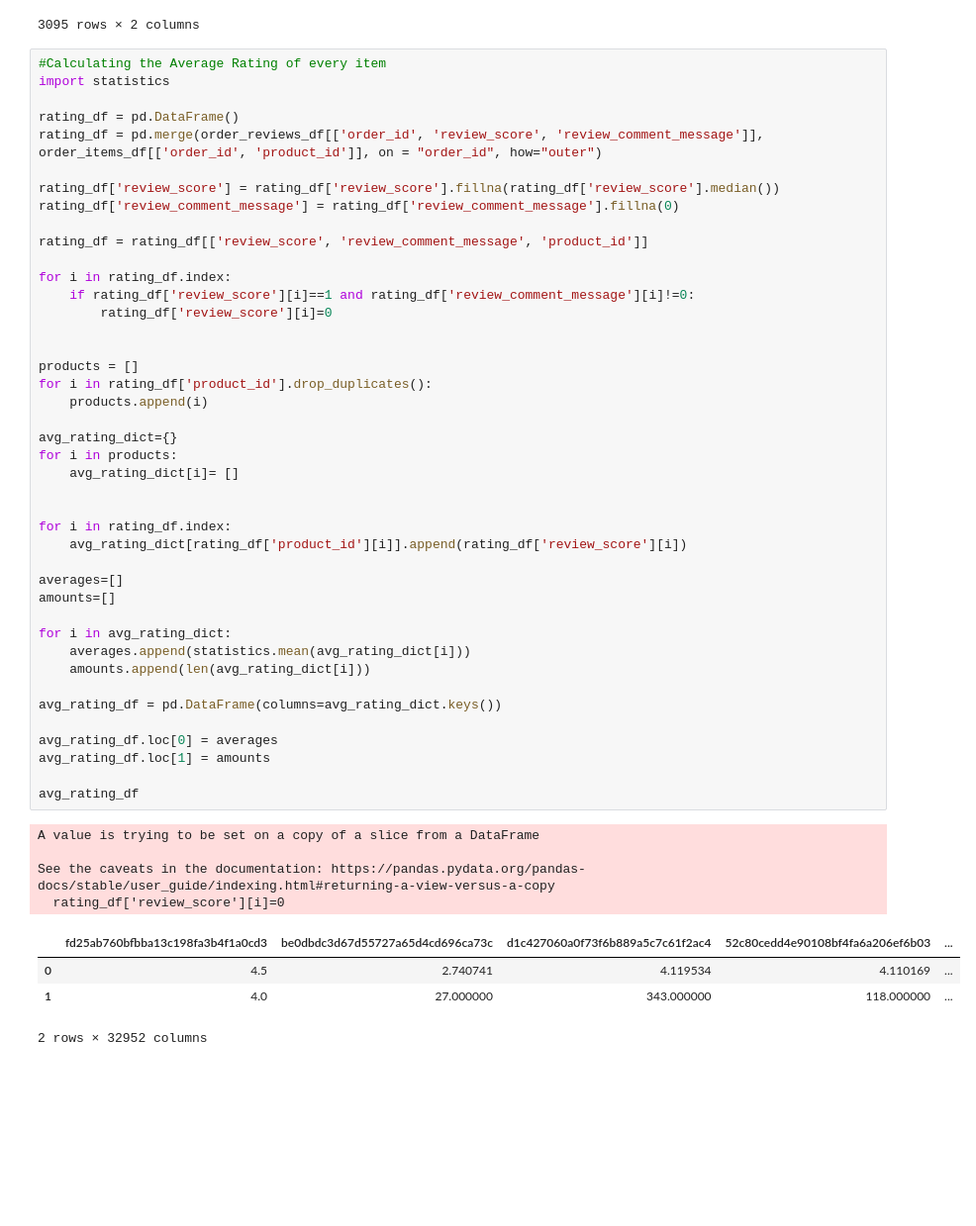
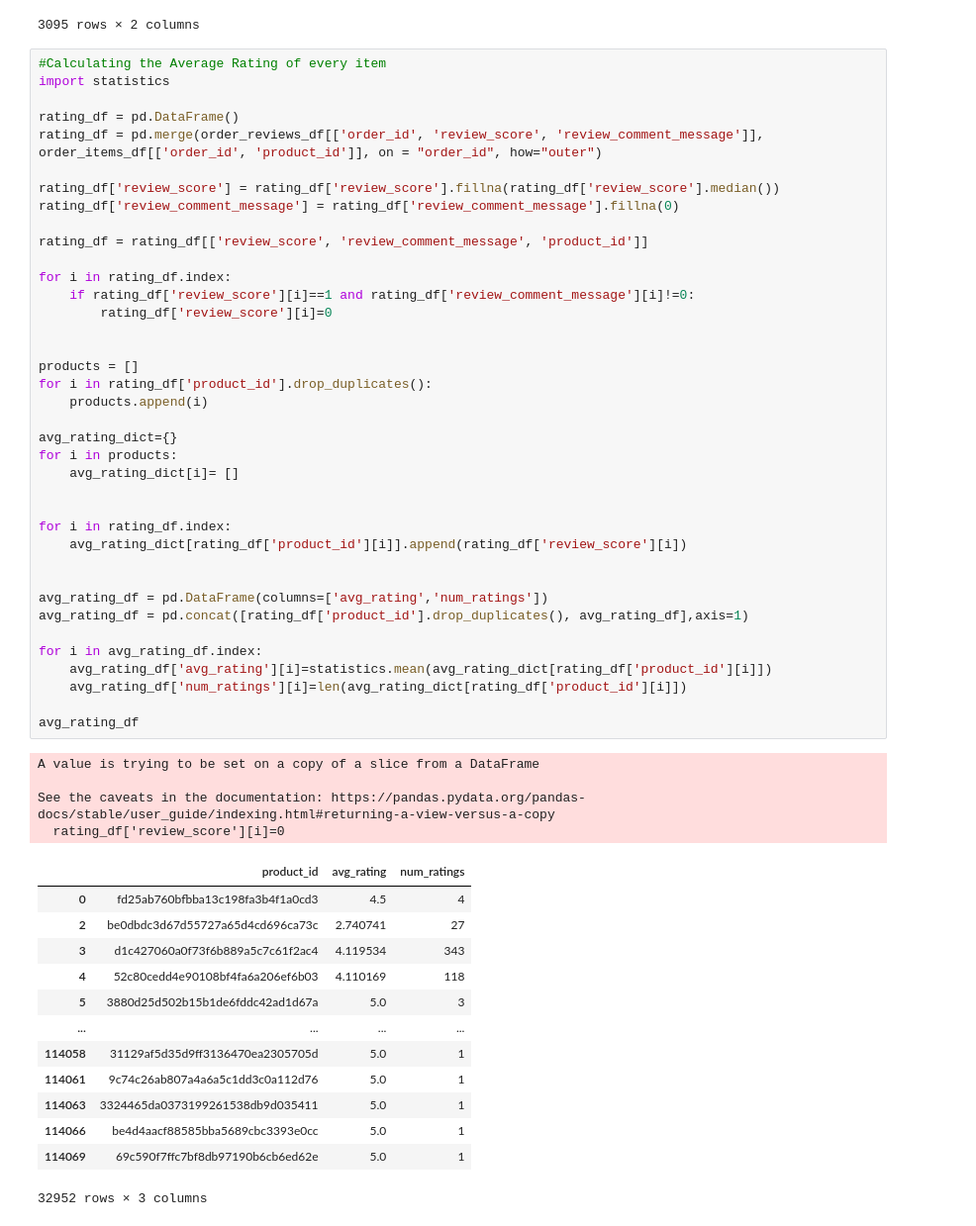
Before and after one commit to jasonhu03/datathon, a Jupyter notebook: datathon.ipynb, the cells around one changed output. Shown: that part at 99% size. Saved outputs shown, nothing was run; the diff lists cells and outputs as text; blank space fills up the shorter version.

```diff
--- a/datathon.ipynb
+++ b/datathon.ipynb
@@ -259,43 +259,48 @@ rating_df['review_score'] = rating_df['review_score'].fillna(rating_df['review_s
 rating_df['review_comment_message'] = rating_df['review_comment_message'].fillna(0)
 
 rating_df = rating_df[['review_score', 'review_comment_message', 'product_id']]
 
 for i in rating_df.index:
     if rating_df['review_score'][i]==1 and rating_df['review_comment_message'][i]!=0:
         rating_df['review_score'][i]=0
 
 
 products = []
 for i in rating_df['product_id'].drop_duplicates():
     products.append(i)
 
 avg_rating_dict={}
 for i in products:
     avg_rating_dict[i]= []
 
 
 for i in rating_df.index:
     avg_rating_dict[rating_df['product_id'][i]].append(rating_df['review_score'][i])
 
-averages=[]
-amounts=[]
 
-for i in avg_rating_dict:
-    averages.append(statistics.mean(avg_rating_dict[i]))
-    amounts.append(len(avg_rating_dict[i]))
+avg_rating_df = pd.DataFrame(columns=['avg_rating','num_ratings'])
+avg_rating_df = pd.concat([rating_df['product_id'].drop_duplicates(), avg_rating_df],axis=1)
 
-avg_rating_df = pd.DataFrame(columns=avg_rating_dict.keys())
-
-avg_rating_df.loc[0] = averages
-avg_rating_df.loc[1] = amounts
+for i in avg_rating_df.index:
+    avg_rating_df['avg_rating'][i]=statistics.mean(avg_rating_dict[rating_df['product_id'][i]])
+    avg_rating_df['num_ratings'][i]=len(avg_rating_dict[rating_df['product_id'][i]])
 
 avg_rating_df
 # %% [output]
 A value is trying to be set on a copy of a slice from a DataFrame
 
 See the caveats in the documentation: https://pandas.pydata.org/pandas-docs/stable/user_guide/indexing.html#returning-a-view-versus-a-copy
   rating_df['review_score'][i]=0
-|  | fd25ab760bfbba13c198fa3b4f1a0cd3 | be0dbdc3d67d55727a65d4cd696ca73c | d1c427060a0f73f6b889a5c7c61f2ac4 | 52c80cedd4e90108bf4fa6a206ef6b03 | ... |
-| 0 | 4.5 | 2.740741 | 4.119534 | 4.110169 | ... |
-| 1 | 4.0 | 27.000000 | 343.000000 | 118.000000 | ... |
+|  | product_id | avg_rating | num_ratings |
+| 0 | fd25ab760bfbba13c198fa3b4f1a0cd3 | 4.5 | 4 |
+| 2 | be0dbdc3d67d55727a65d4cd696ca73c | 2.740741 | 27 |
+| 3 | d1c427060a0f73f6b889a5c7c61f2ac4 | 4.119534 | 343 |
+| 4 | 52c80cedd4e90108bf4fa6a206ef6b03 | 4.110169 | 118 |
+| 5 | 3880d25d502b15b1de6fddc42ad1d67a | 5.0 | 3 |
+| ... | ... | ... | ... |
+| 114058 | 31129af5d35d9ff3136470ea2305705d | 5.0 | 1 |
+| 114061 | 9c74c26ab807a4a6a5c1dd3c0a112d76 | 5.0 | 1 |
+| 114063 | 3324465da0373199261538db9d035411 | 5.0 | 1 |
+| 114066 | be4d4aacf88585bba5689cbc3393e0cc | 5.0 | 1 |
+| 114069 | 69c590f7ffc7bf8db97190b6cb6ed62e | 5.0 | 1 |
-2 rows × 32952 columns
+32952 rows × 3 columns
```
Also changed, not shown: parts of 5 cells of this notebook.
